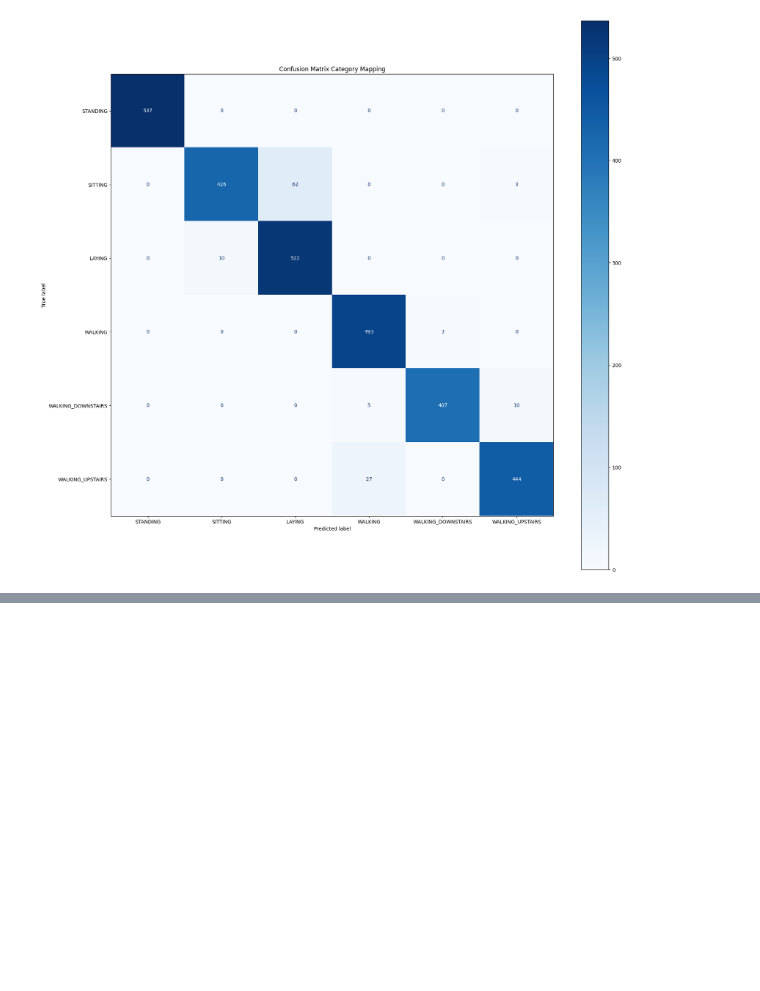
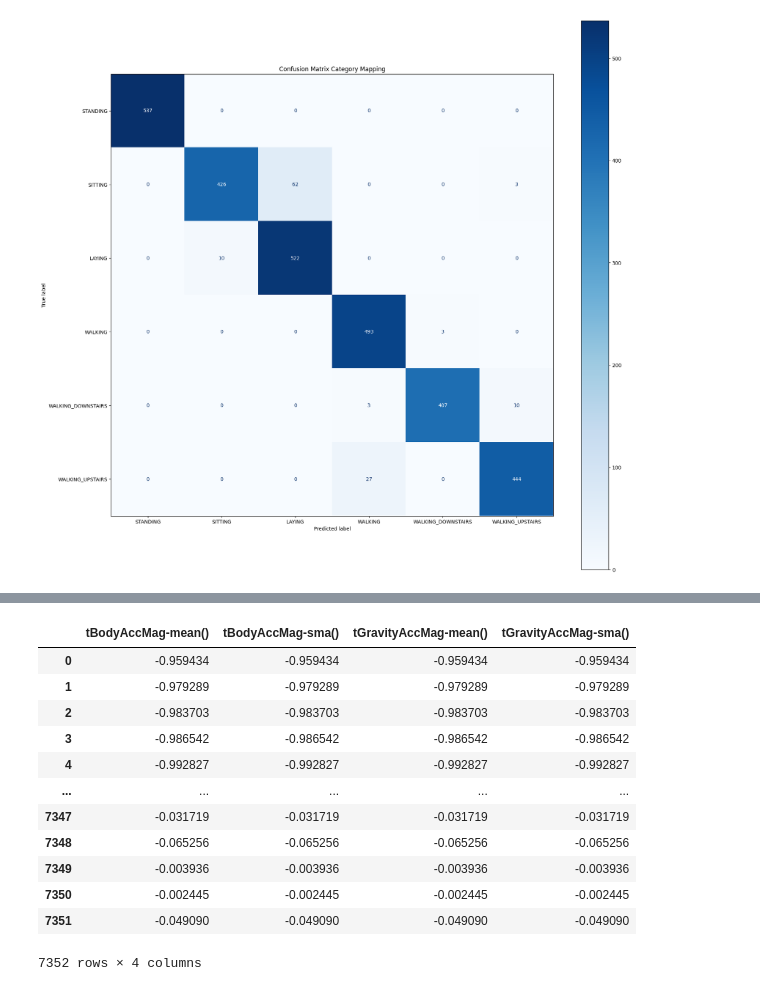
Before and after one commit to preethibosco/HumanActivityRecognition, a Jupyter notebook: project/model-training/HAR-LOGREG-LSTM.ipynb, the cells around one changed output, grey strips where cells are left out. Drawn from its saved outputs; the diff is of its cells as text; code cells hidden in the pictures; blank space fills up the shorter version.

```diff
--- a/project/model-training/HAR-LOGREG-LSTM.ipynb
+++ b/project/model-training/HAR-LOGREG-LSTM.ipynb
@@ -373,0 +372,37 @@ Confusion Matrix:
+# %%
+## Feature Selection
+
+# Perform duplicate column removal
+
+def get_duplicate_columns(df):
+
+    duplicate_columns = {}
+    seen_columns = {}
+
+    for column in df.columns:
+        current_column = df[column]
+        # Convert column data to bytes
+        try:
+            current_column_hash = current_column.values.tobytes()
+        except AttributeError:
+            current_column_hash = current_column.to_string().encode()
+
+        if current_column_hash in seen_columns:
+            if seen_columns[current_column_hash] in duplicate_columns:
+                duplicate_columns[seen_columns[current_column_hash]].append(column)
+            else:
+                duplicate_columns[seen_columns[current_column_hash]] = [column]
+        else:
+            seen_columns[current_column_hash] = column
+
+    return duplicate_columns
+
+train_df_duplicate_remove = pd.read_csv('../../data/train.csv')    #keeping only numerical columns
+train_df_duplicate_remove.head()
+
+test_df_duplicate_remove = pd.read_csv('../../data/test.csv')    #keeping only numerical columns
+test_df_duplicate_remove.head()
+
+dc = get_duplicate_columns(train_df_duplicate_remove)
+
+dc
@@ -373,0 +427,16 @@ Confusion Matrix:
+# %%
+train_df_duplicate_remove[['tBodyAccMag-mean()','tBodyAccMag-sma()','tGravityAccMag-mean()','tGravityAccMag-sma()']]
+# %% [output]
+|  | tBodyAccMag-mean() | tBodyAccMag-sma() | tGravityAccMag-mean() | tGravityAccMag-sma() |
+| 0 | -0.959434 | -0.959434 | -0.959434 | -0.959434 |
+| 1 | -0.979289 | -0.979289 | -0.979289 | -0.979289 |
+| 2 | -0.983703 | -0.983703 | -0.983703 | -0.983703 |
+| 3 | -0.986542 | -0.986542 | -0.986542 | -0.986542 |
+| 4 | -0.992827 | -0.992827 | -0.992827 | -0.992827 |
+| ... | ... | ... | ... | ... |
+| 7347 | -0.031719 | -0.031719 | -0.031719 | -0.031719 |
+| 7348 | -0.065256 | -0.065256 | -0.065256 | -0.065256 |
+| 7349 | -0.003936 | -0.003936 | -0.003936 | -0.003936 |
+| 7350 | -0.002445 | -0.002445 | -0.002445 | -0.002445 |
+| 7351 | -0.049090 | -0.049090 | -0.049090 | -0.049090 |
+7352 rows × 4 columns
```
Also changed, not shown: parts of 9 cells of this notebook.
